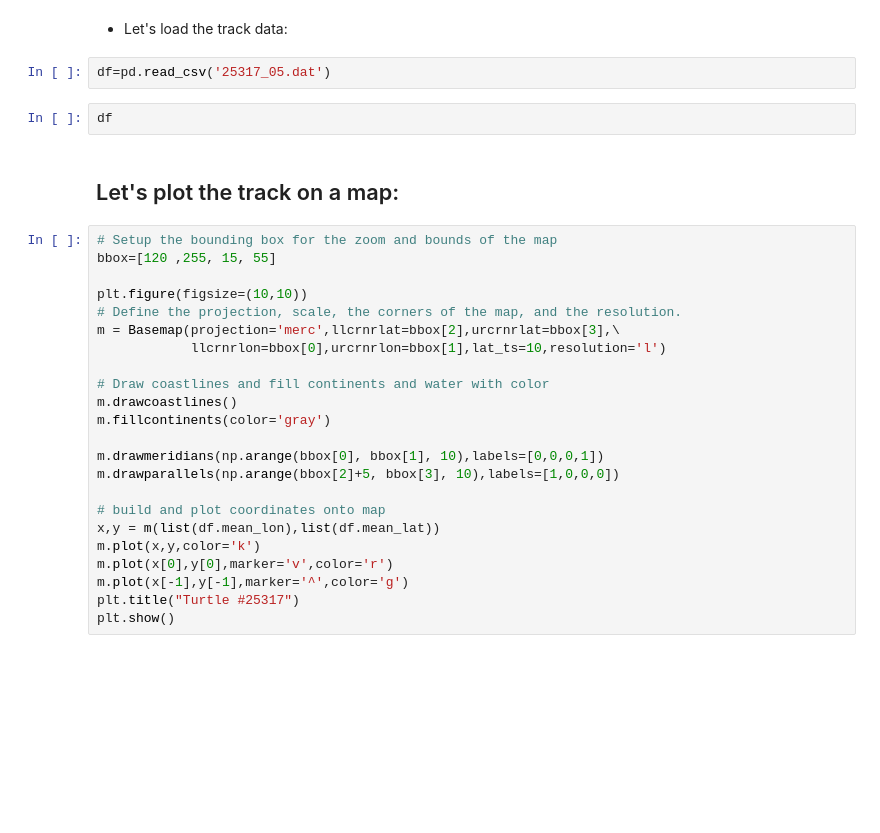
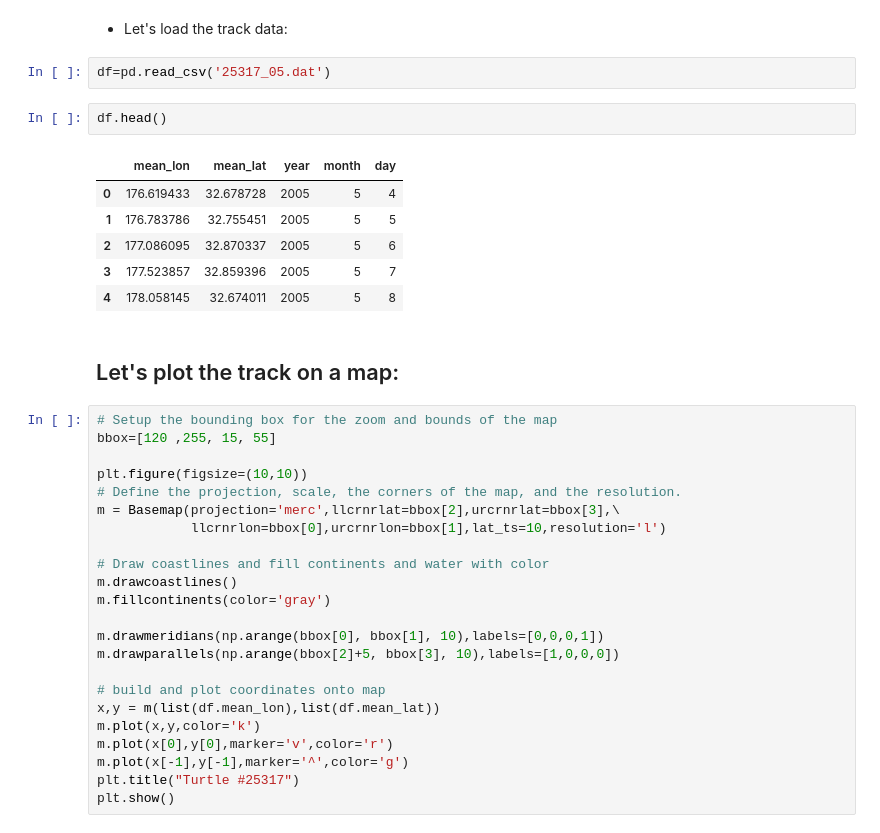
Before and after one commit to oceanwatch/python-satellite-course, a Jupyter notebook: OW_tutorial4.ipynb, the cells around one changed output. Cells and saved outputs as stored; diff of their text form; blank space fills up the shorter version.

```diff
--- a/OW_tutorial4.ipynb
+++ b/OW_tutorial4.ipynb
@@ -28,7 +28,14 @@ np.warnings.filterwarnings('ignore')
 # %%
 df=pd.read_csv('25317_05.dat')
 # %%
-df
+df.head()
+# %% [output]
+|  | mean_lon | mean_lat | year | month | day |
+| 0 | 176.619433 | 32.678728 | 2005 | 5 | 4 |
+| 1 | 176.783786 | 32.755451 | 2005 | 5 | 5 |
+| 2 | 177.086095 | 32.870337 | 2005 | 5 | 6 |
+| 3 | 177.523857 | 32.859396 | 2005 | 5 | 7 |
+| 4 | 178.058145 | 32.674011 | 2005 | 5 | 8 |
 # %% [markdown]
 ## Let's plot the track on a map:
 # %%
```
Also changed, not shown: parts of 7 cells of this notebook.
